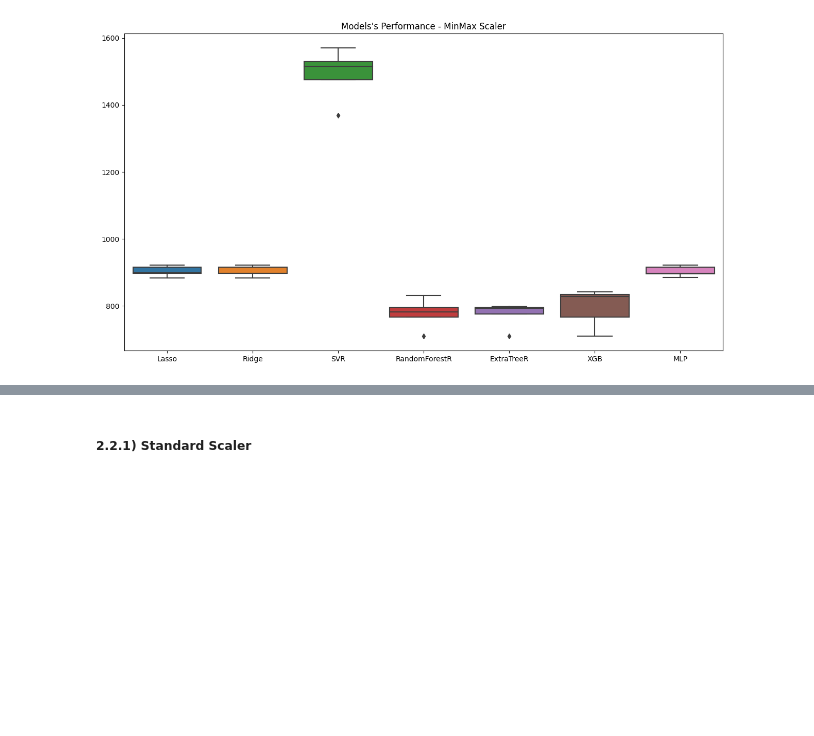
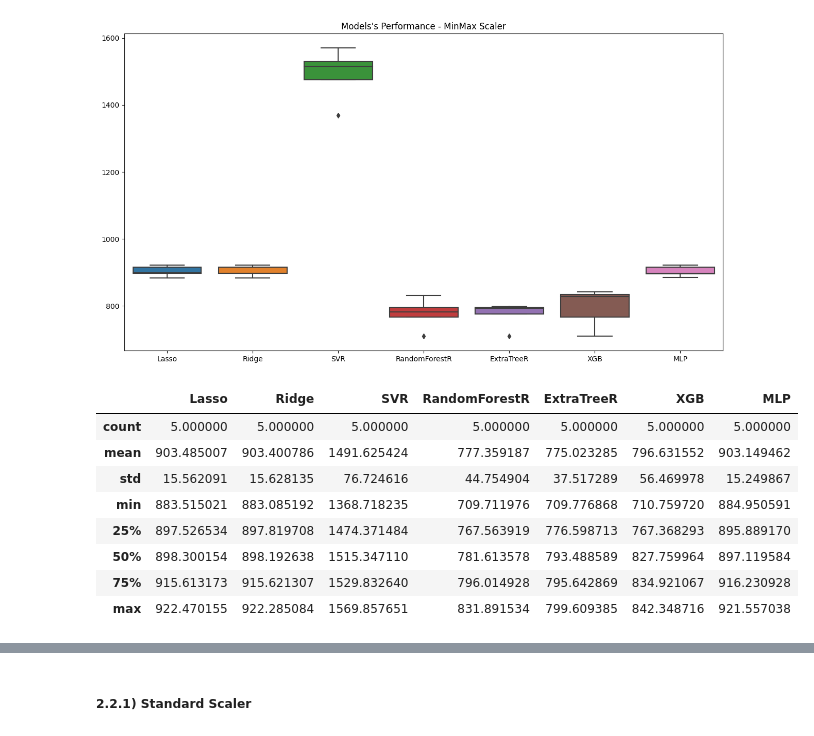
Before and after one commit to caiosoter/DS-Projects, a Jupyter notebook: Solar_Power_Generation_Prediction/Solar_Power_Prediction.ipynb, the cells around one changed output, grey strips where cells are left out. Drawn from its saved outputs; the diff is of its cells as text; code cells hidden in the pictures; blank space fills up the shorter version.

```diff
--- a/Solar_Power_Generation_Prediction/Solar_Power_Prediction.ipynb
+++ b/Solar_Power_Generation_Prediction/Solar_Power_Prediction.ipynb
@@ -475,3 +476,17 @@ plt.title("Models's Performance - MinMax Scaler")
 sns.boxplot(resultado_rms);
 # %% [output]
 [figure]
+# %%
+# Root mean squared error results:
+
+resultado_rms.describe()
+# %% [output]
+|  | Lasso | Ridge | SVR | RandomForestR | ExtraTreeR | XGB | MLP |
+| count | 5.000000 | 5.000000 | 5.000000 | 5.000000 | 5.000000 | 5.000000 | 5.000000 |
+| mean | 903.485007 | 903.400786 | 1491.625424 | 777.359187 | 775.023285 | 796.631552 | 903.149462 |
+| std | 15.562091 | 15.628135 | 76.724616 | 44.754904 | 37.517289 | 56.469978 | 15.249867 |
+| min | 883.515021 | 883.085192 | 1368.718235 | 709.711976 | 709.776868 | 710.759720 | 884.950591 |
+| 25% | 897.526534 | 897.819708 | 1474.371484 | 767.563919 | 776.598713 | 767.368293 | 895.889170 |
+| 50% | 898.300154 | 898.192638 | 1515.347110 | 781.613578 | 793.488589 | 827.759964 | 897.119584 |
+| 75% | 915.613173 | 915.621307 | 1529.832640 | 796.014928 | 795.642869 | 834.921067 | 916.230928 |
+| max | 922.470155 | 922.285084 | 1569.857651 | 831.891534 | 799.609385 | 842.348716 | 921.557038 |
```
Also changed, not shown: parts of 15 cells of this notebook.
